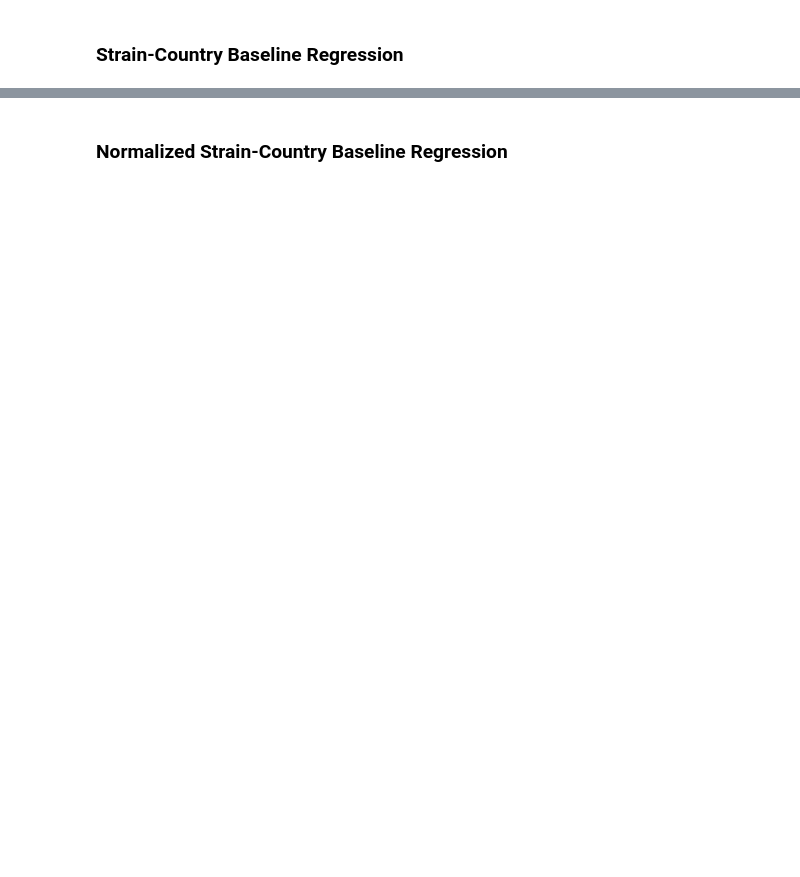
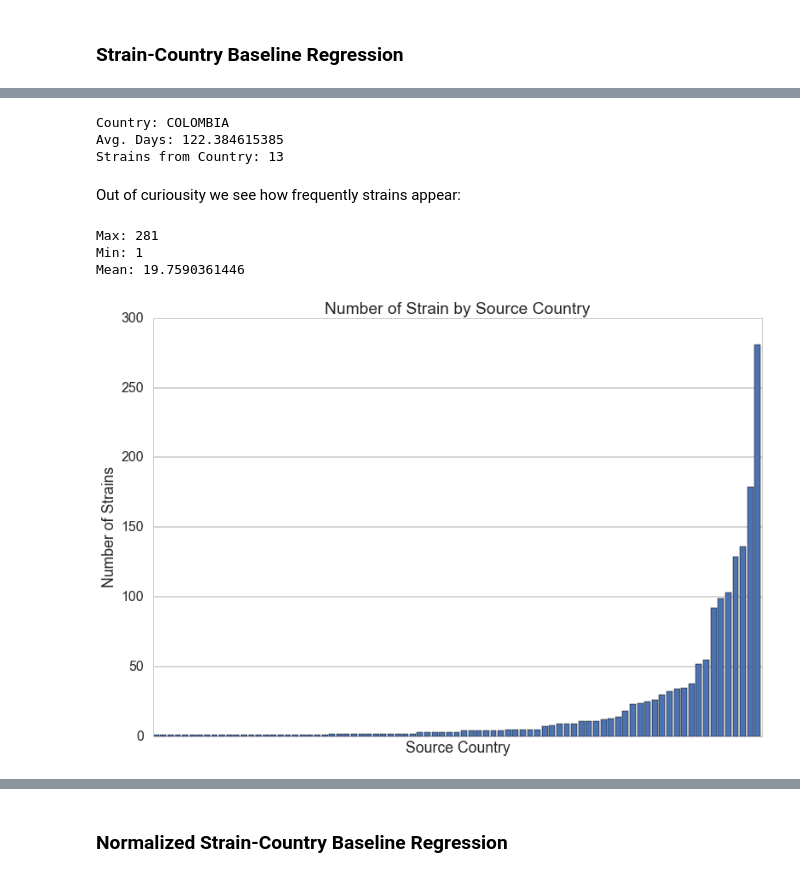
Before and after one commit to dylanpeterson/cs109-final-project, a Jupyter notebook: processbook.ipynb, the cells around one changed output, grey strips where cells are left out. Cells and saved outputs as stored; diff of their text form; code cells hidden in the pictures; blank space fills up the shorter version.

```diff
--- a/processbook.ipynb
+++ b/processbook.ipynb
@@ -441,7 +513,10 @@ plt.legend(frameon=True);
 # %%
+# read in the csv saved earlier for faster restarting
 metricsdf = pd.read_csv('data/merged_dataframe_updated.csv')
 
+# declare a new df, just with variables of interest
 mat_df=metricsdf[['DNA_UNIQUE_ID','Variety Group (Tree)1',
-                  'days_to_mat','source_country','rice_blast']]
+                  'days_to_mat','source_country']]
+
 print mat_df.shape
 mat_df.head()
@@ -554,18 +726,48 @@ plt.legend(frameon=True);
 # %%
 source_days = {}
 
+# iterate through the df, taking note of the source country and days to mat
 for idx, row in enumerate(mat_df[mask].index):
     source = mat_df[mask].iloc[idx]['source_country']
     days = mat_df[mask].iloc[idx]['days_to_mat']
+
+    # if it doesnt exist in the dict, add the [days], creating an entry
     if source not in source_days.keys():
         source_days.update({source:[days]})
+    # otherwise append to the list
     else:
         source_days.get(source).append(days)
+
+# collapse the lists to just the mean
 for key in source_days.keys():
     days = np.mean(source_days.get(key))
     num = len(source_days.get(key))
     source_days.update({key:(days,num)})
 
+# print a sample
 print "Country: " + str(source_days.keys()[2])
 print "Avg. Days: " + str(source_days.get(source_days.keys()[2])[0])
 print "Strains from Country: " + str(source_days.get(source_days.keys()[2])[1])
+# %% [output]
+Country: COLOMBIA
+Avg. Days: 122.384615385
+Strains from Country: 13
+# %% [markdown]
+Out of curiousity we see how frequently strains appear:
+# %%
+# Plot # strains per country
+a = (np.sort([source_days.get(source)[1] for source in source_days]))
+print "Max: " + str(a[-1])
+print "Min: " + str(a[0])
+print "Mean: " + str(np.mean(a))
+plt.bar(xrange(0,len(a)),a);
+plt.axis([0,len(a),0,300])
+plt.title('Number of Strain by Source Country');
+plt.ylabel('Number of Strains');
+plt.xlabel('Source Country');
+plt.xticks([]);
+# %% [output]
+Max: 281
+Min: 1
+Mean: 19.7590361446
+[figure, added]
```
Also changed, not shown: parts of 70 cells of this notebook, 1 other file.
